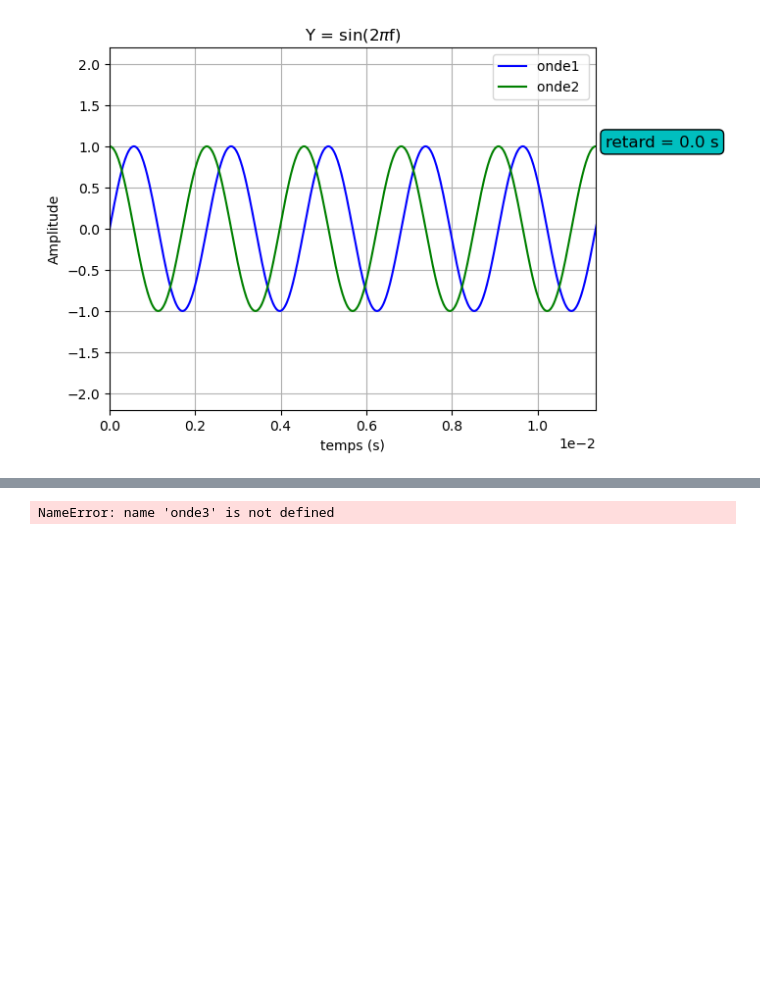
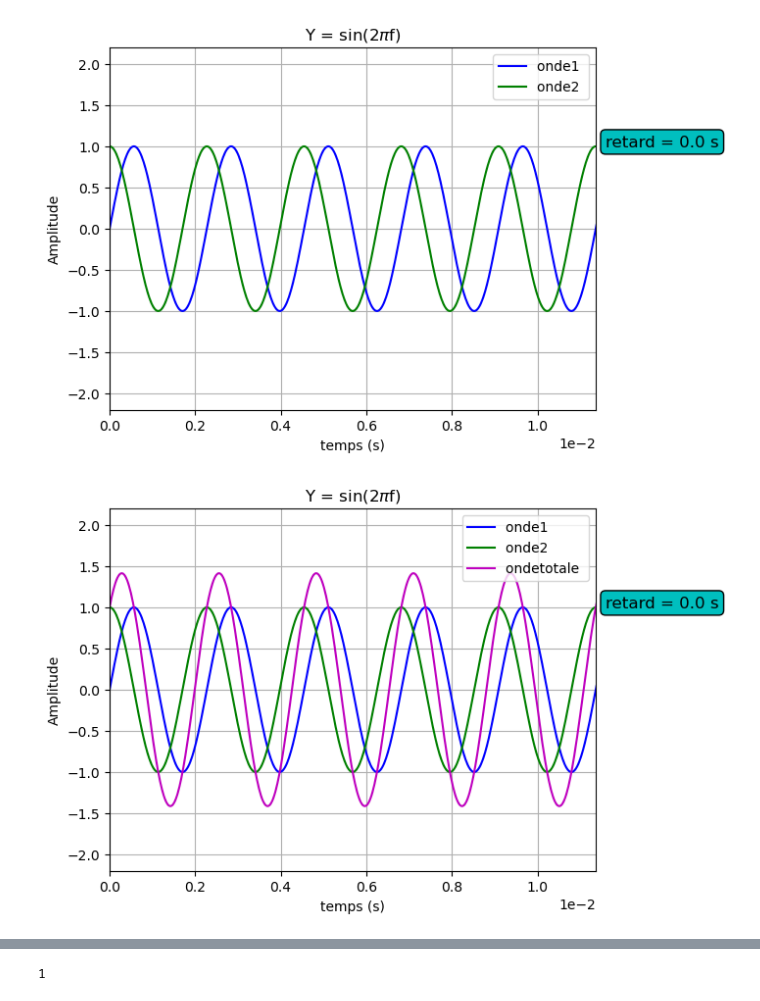
Before and after one commit to pierreghesqui/tpsommeSinus, a Jupyter notebook: TP Somme Sinus.ipynb, the cells around one changed output, grey strips where cells are left out. Drawn from its saved outputs; the diff is of its cells as text; code cells hidden in the pictures; blank space fills up the shorter version.

```diff
--- a/TP Somme Sinus.ipynb
+++ b/TP Somme Sinus.ipynb
@@ -1,23 +1,24 @@
 # %%
 import numpy as np
 import matplotlib.pyplot as plt
 from fonctions import entendreLeSon, voirSignaux
 from onde import Onde
 
 f = 440
 T = 1/f
 retard = T/4
 
 onde1 = Onde(f,0)
 onde2 = Onde(f,retard)
 
 ondetot = onde1 + onde2
 
 voirSignaux([onde1])
 voirSignaux([onde1,onde2])
-voirSignaux([onde1,onde2,onde3])
+voirSignaux([onde1,onde2,ondetot])
 
 entendreLeSon(ondetot)
 # %% [output]
 [figure]
 [figure]
+[figure, added]
@@ -24 +26 @@ entendreLeSon(ondetot)
-NameError: name 'onde3' is not defined
+1
```
Also changed, not shown: parts of 1 cell of this notebook, 3 other files.
